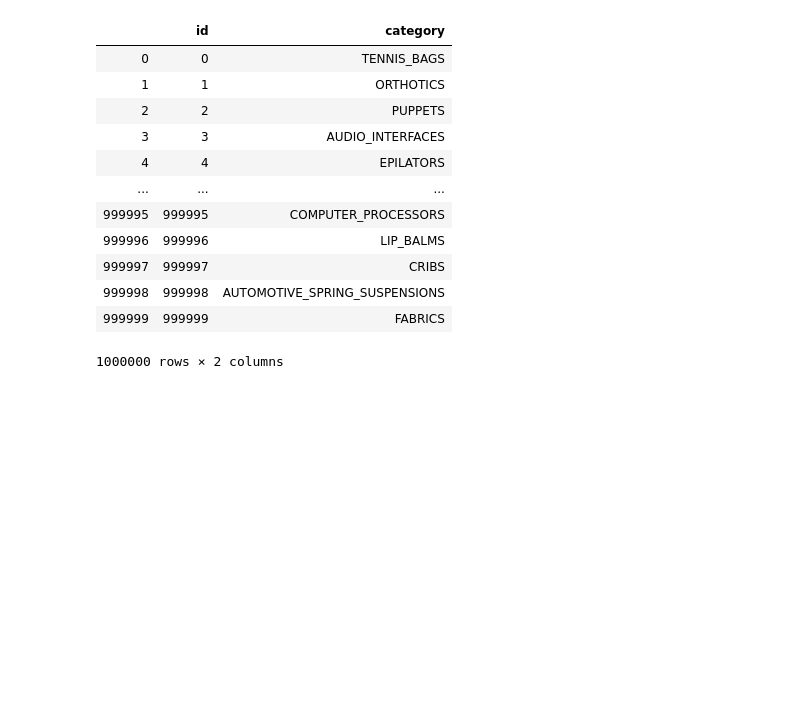
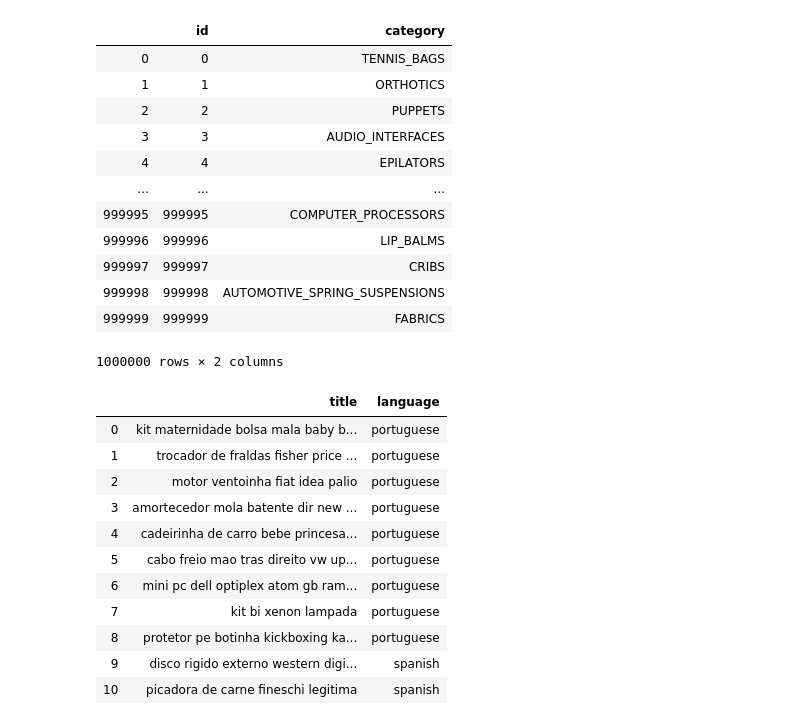
Before and after one commit to camporeale/ml_challenge, a Jupyter notebook: FastText.ipynb, the cells around one changed output. Drawn from its saved outputs; the diff is of its cells as text; code cells hidden in the pictures; blank space fills up the shorter version.

```diff
--- a/FastText.ipynb
+++ b/FastText.ipynb
@@ -538,3 +536,22 @@ results_df.
+# %%
+test_data = pd.read_csv('../data/test_fasttext_norm.csv',header=None,names=['title'])
+test_data['title'] = test_data['title'].apply(lambda x: ' '.join(x.split()))
+language_mapping = pd.read_csv('../data/test_language_mapping.csv',names=["language"])
+test_language = pd.concat([test_data,language_mapping['language']],axis=1)
+test_language.head(11)
+# %% [output]
+|  | title | language |
+| 0 | kit maternidade bolsa mala baby b... | portuguese |
+| 1 | trocador de fraldas fisher price ... | portuguese |
+| 2 | motor ventoinha fiat idea palio | portuguese |
+| 3 | amortecedor mola batente dir new ... | portuguese |
+| 4 | cadeirinha de carro bebe princesa... | portuguese |
+| 5 | cabo freio mao tras direito vw up... | portuguese |
+| 6 | mini pc dell optiplex atom gb ram... | portuguese |
+| 7 | kit bi xenon lampada | portuguese |
+| 8 | protetor pe botinha kickboxing ka... | portuguese |
+| 9 | disco rigido externo western digi... | spanish |
+| 10 | picadora de carne fineschi legitima | spanish |
 # %%
 def run_model_test(model):
     test_data = pd.read_csv('../data/test_fasttext_norm.csv',header=None,names=['title'])
```
Also changed, not shown: parts of 15 cells of this notebook, 2 other files.
